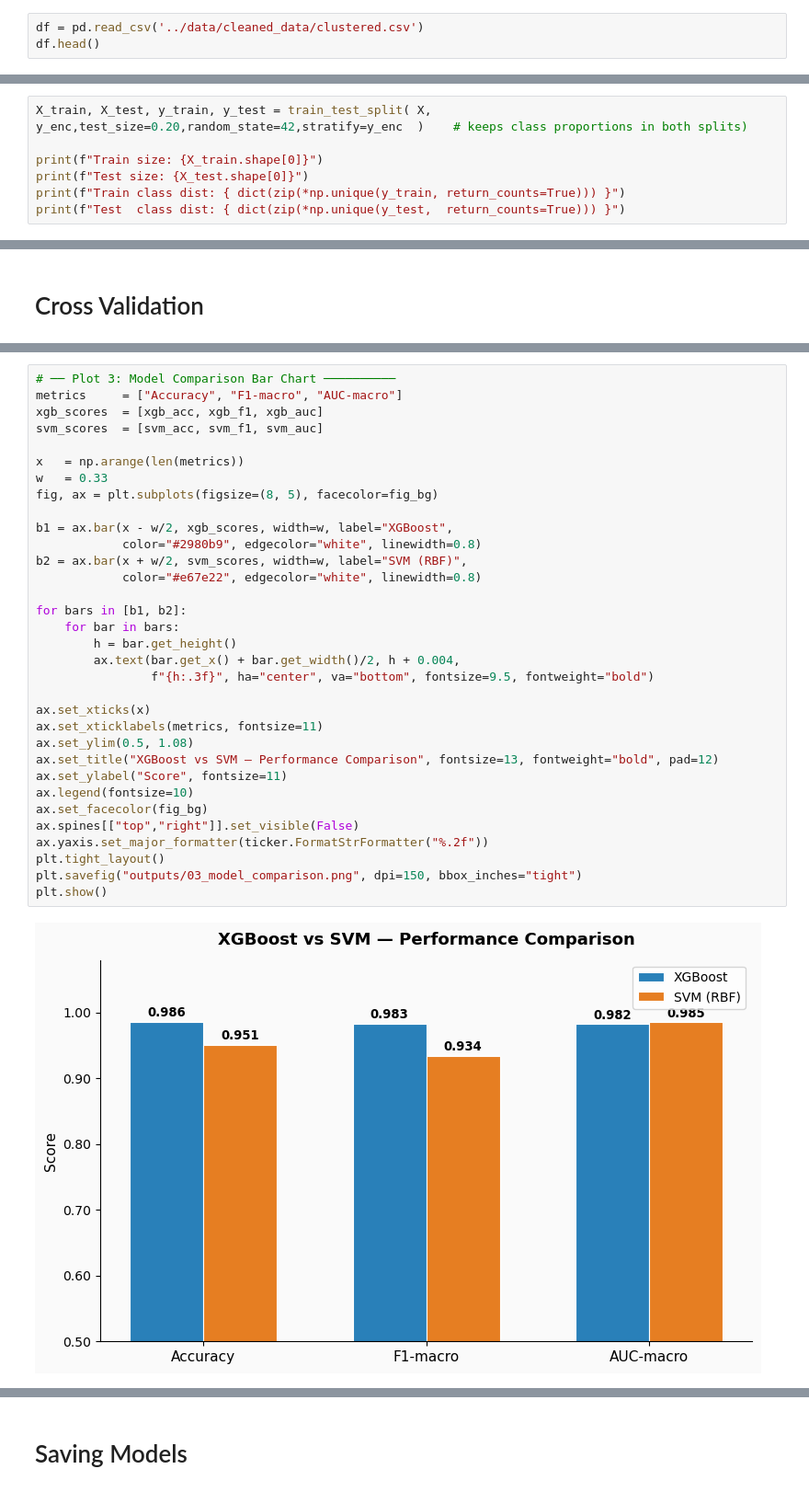
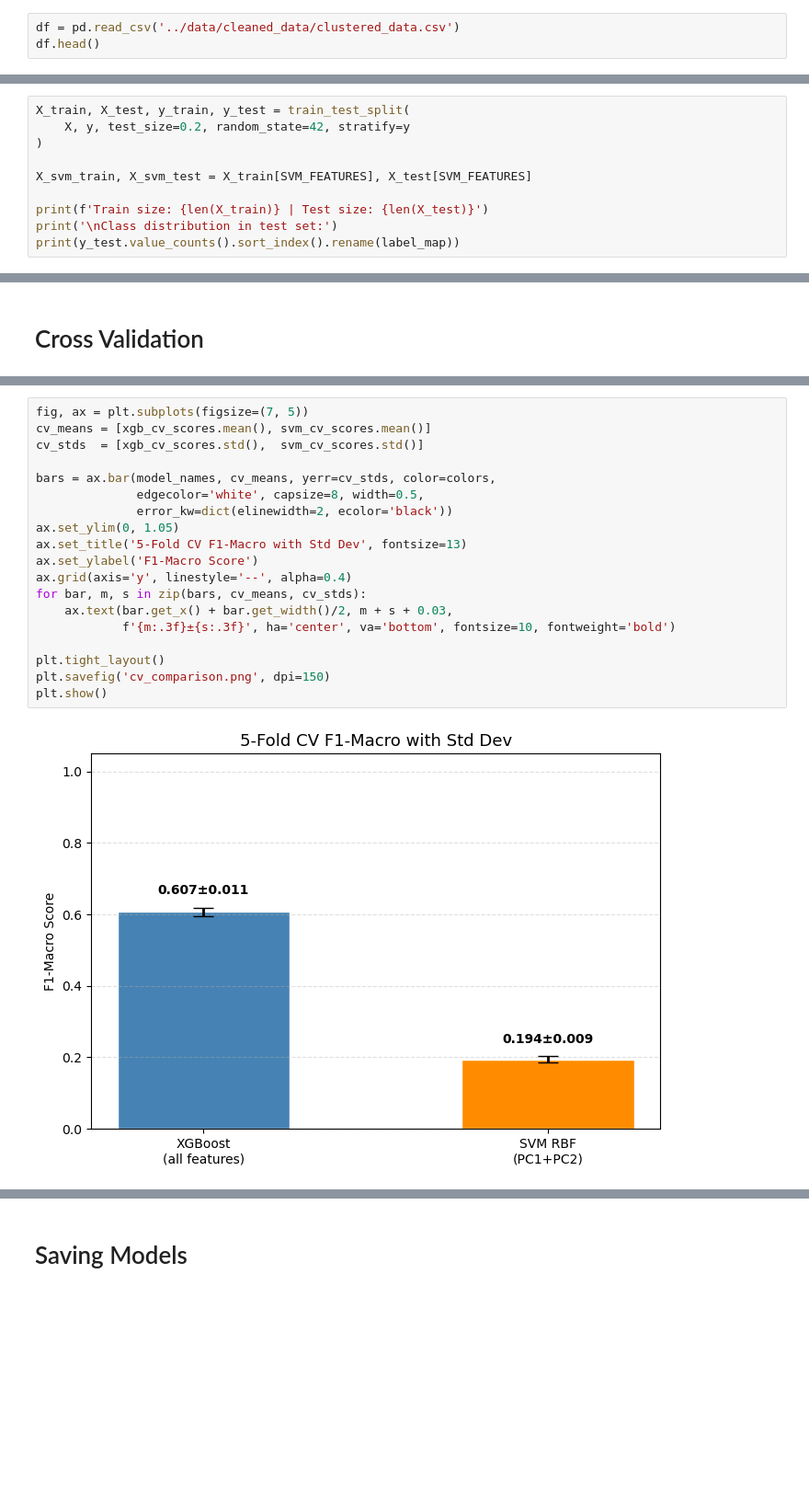
Before and after one commit to bytefairy0/MachineGuard-mlops-pipeline, a Jupyter notebook: notebooks/classification.ipynb, the cells around one changed output, grey strips where cells are left out. Shown at 92% size. Cells and saved outputs as stored; diff of their text form; blank space fills up the shorter version.

```diff
--- a/notebooks/classification.ipynb
+++ b/notebooks/classification.ipynb
@@ -30,4 +21,4 @@ os.makedirs("outputs", exist_ok=True)
 # %%
-df = pd.read_csv('../data/cleaned_data/clustered.csv')
+df = pd.read_csv('../data/cleaned_data/clustered_data.csv')
 df.head()
 # %% [output]
@@ -82,10 +101,13 @@ Class mapping : {'Critical': np.int64(0), 'Healthy': np.int64(1), 'Warning': np.
 # %% [markdown]
 # Data Splitting
 # %%
-X_train, X_test, y_train, y_test = train_test_split( X, y_enc,test_size=0.20,random_state=42,stratify=y_enc  )    # keeps class proportions in both splits)
+X_train, X_test, y_train, y_test = train_test_split(
+    X, y, test_size=0.2, random_state=42, stratify=y
+)
 
-print(f"Train size: {X_train.shape[0]}")
-print(f"Test size: {X_test.shape[0]}")
-print(f"Train class dist: { dict(zip(*np.unique(y_train, return_counts=True))) }")
-print(f"Test  class dist: { dict(zip(*np.unique(y_test,  return_counts=True))) }")
+X_svm_train, X_svm_test = X_train[SVM_FEATURES], X_test[SVM_FEATURES]
+
+print(f'Train size: {len(X_train)} | Test size: {len(X_test)}')
+print('\nClass distribution in test set:')
+print(y_test.value_counts().sort_index().rename(label_map))
 # %% [output]
@@ -250,35 +435,21 @@ plt.show()
 # %%
-# ── Plot 3: Model Comparison Bar Chart ──────────
-metrics     = ["Accuracy", "F1-macro", "AUC-macro"]
-xgb_scores  = [xgb_acc, xgb_f1, xgb_auc]
-svm_scores  = [svm_acc, svm_f1, svm_auc]
+fig, ax = plt.subplots(figsize=(7, 5))
+cv_means = [xgb_cv_scores.mean(), svm_cv_scores.mean()]
+cv_stds  = [xgb_cv_scores.std(),  svm_cv_scores.std()]
 
-x   = np.arange(len(metrics))
-w   = 0.33
-fig, ax = plt.subplots(figsize=(8, 5), facecolor=fig_bg)
+bars = ax.bar(model_names, cv_means, yerr=cv_stds, color=colors,
+              edgecolor='white', capsize=8, width=0.5,
+              error_kw=dict(elinewidth=2, ecolor='black'))
+ax.set_ylim(0, 1.05)
+ax.set_title('5-Fold CV F1-Macro with Std Dev', fontsize=13)
+ax.set_ylabel('F1-Macro Score')
+ax.grid(axis='y', linestyle='--', alpha=0.4)
+for bar, m, s in zip(bars, cv_means, cv_stds):
+    ax.text(bar.get_x() + bar.get_width()/2, m + s + 0.03,
+            f'{m:.3f}±{s:.3f}', ha='center', va='bottom', fontsize=10, fontweight='bold')
 
-b1 = ax.bar(x - w/2, xgb_scores, width=w, label="XGBoost",
-            color="#2980b9", edgecolor="white", linewidth=0.8)
-b2 = ax.bar(x + w/2, svm_scores, width=w, label="SVM (RBF)",
-            color="#e67e22", edgecolor="white", linewidth=0.8)
-
-for bars in [b1, b2]:
-    for bar in bars:
-        h = bar.get_height()
-        ax.text(bar.get_x() + bar.get_width()/2, h + 0.004,
-                f"{h:.3f}", ha="center", va="bottom", fontsize=9.5, fontweight="bold")
-
-ax.set_xticks(x)
-ax.set_xticklabels(metrics, fontsize=11)
-ax.set_ylim(0.5, 1.08)
-ax.set_title("XGBoost vs SVM — Performance Comparison", fontsize=13, fontweight="bold", pad=12)
-ax.set_ylabel("Score", fontsize=11)
-ax.legend(fontsize=10)
-ax.set_facecolor(fig_bg)
-ax.spines[["top","right"]].set_visible(False)
-ax.yaxis.set_major_formatter(ticker.FormatStrFormatter("%.2f"))
 plt.tight_layout()
-plt.savefig("outputs/03_model_comparison.png", dpi=150, bbox_inches="tight")
+plt.savefig('cv_comparison.png', dpi=150)
 plt.show()
 # %% [output]
-[figure, old version]
+[figure, new version]
```
Also changed, not shown: parts of 38 cells of this notebook, 20 other files.
